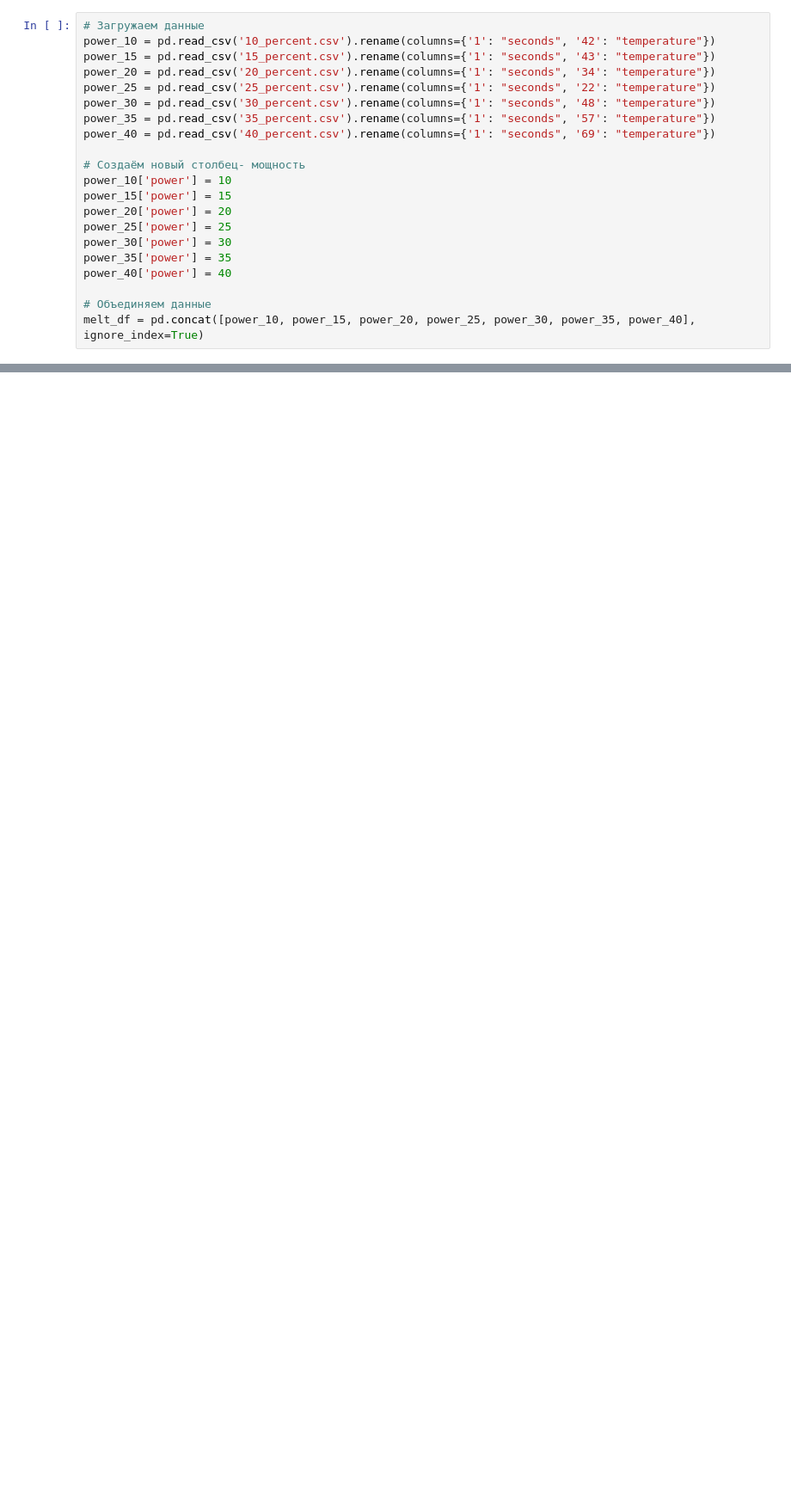
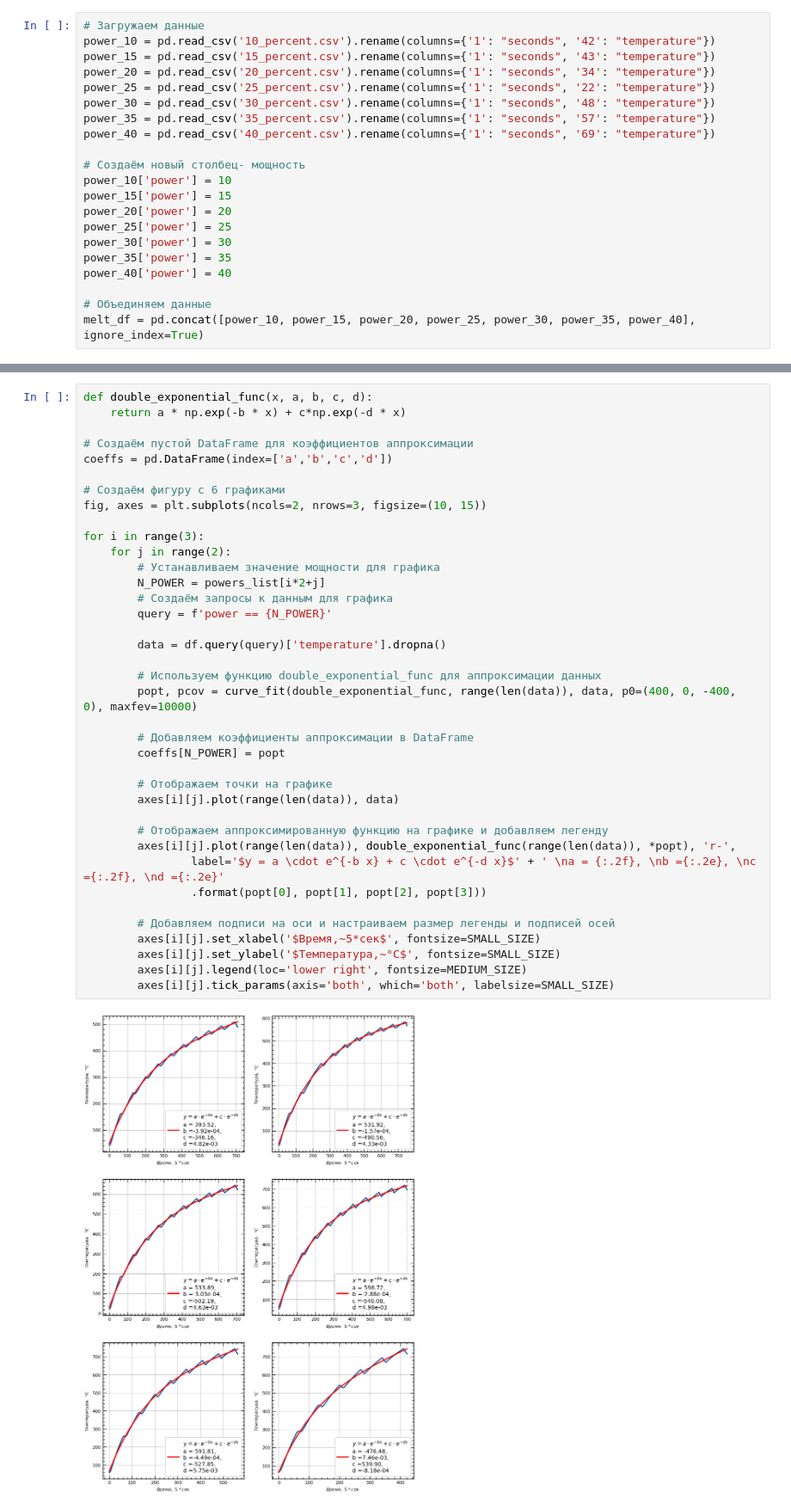
Before and after one commit to kdavjd/oven_heating, a Jupyter notebook: oven_heating.ipynb, the cells around one changed output, grey strips where cells are left out. Shown at 86% size. Saved outputs shown, nothing was run; the diff lists cells and outputs as text; blank space fills up the shorter version.

```diff
--- a/oven_heating.ipynb
+++ b/oven_heating.ipynb
@@ -58,0 +218,40 @@ plt.show()
+# %%
+def double_exponential_func(x, a, b, c, d):
+    return a * np.exp(-b * x) + c*np.exp(-d * x)
+
+# Создаём пустой DataFrame для коэффициентов аппроксимации
+coeffs = pd.DataFrame(index=['a','b','c','d'])
+
+# Создаём фигуру с 6 графиками
+fig, axes = plt.subplots(ncols=2, nrows=3, figsize=(10, 15))
+
+for i in range(3):
+    for j in range(2):
+        # Устанавливаем значение мощности для графика
+        N_POWER = powers_list[i*2+j]
+        # Создаём запросы к данным для графика
+        query = f'power == {N_POWER}'
+
+        data = df.query(query)['temperature'].dropna()
+
+        # Используем функцию double_exponential_func для аппроксимации данных
+        popt, pcov = curve_fit(double_exponential_func, range(len(data)), data, p0=(400, 0, -400, 0), maxfev=10000)
+
+        # Добавляем коэффициенты аппроксимации в DataFrame
+        coeffs[N_POWER] = popt
+
+        # Отображаем точки на графике
+        axes[i][j].plot(range(len(data)), data)
+
+        # Отображаем аппроксимированную функцию на графике и добавляем легенду
+        axes[i][j].plot(range(len(data)), double_exponential_func(range(len(data)), *popt), 'r-',
+                label='$y = a \cdot e^{-b x} + c \cdot e^{-d x}$' + ' \na = {:.2f}, \nb ={:.2e}, \nc ={:.2f}, \nd ={:.2e}'
+                .format(popt[0], popt[1], popt[2], popt[3]))
+
+        # Добавляем подписи на оси и настраиваем размер легенды и подписей осей
+        axes[i][j].set_xlabel('$Время,~5*сек$', fontsize=SMALL_SIZE)
+        axes[i][j].set_ylabel('$Температура,~°С$', fontsize=SMALL_SIZE)
+        axes[i][j].legend(loc='lower right', fontsize=MEDIUM_SIZE)
+        axes[i][j].tick_params(axis='both', which='both', labelsize=SMALL_SIZE)
+# %% [output]
+[figure, added]
```
Also changed, not shown: parts of 14 cells of this notebook, 1 other file.
